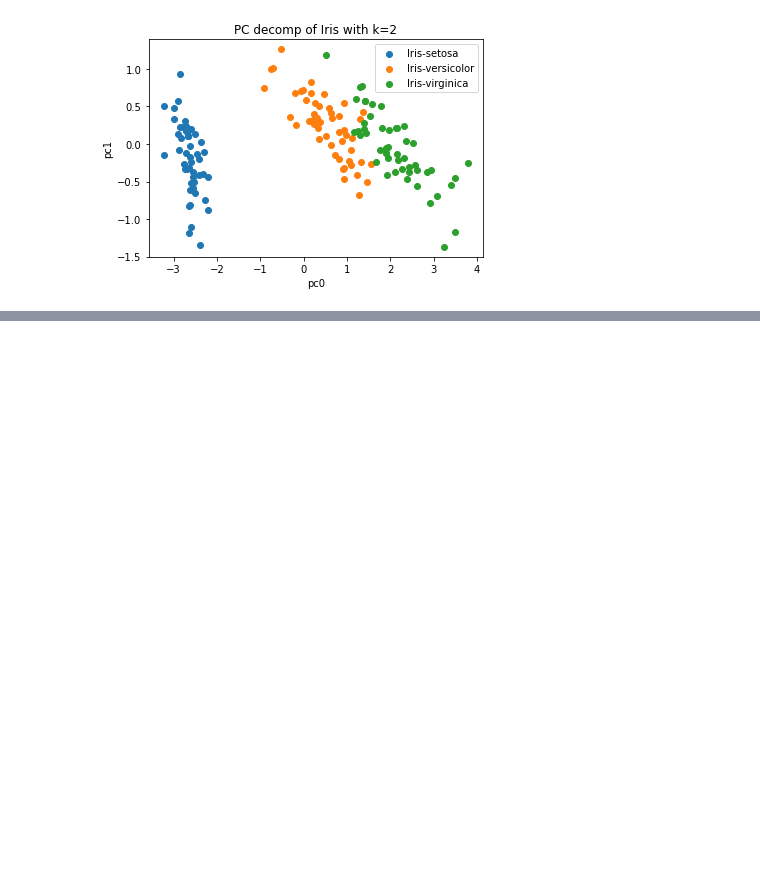
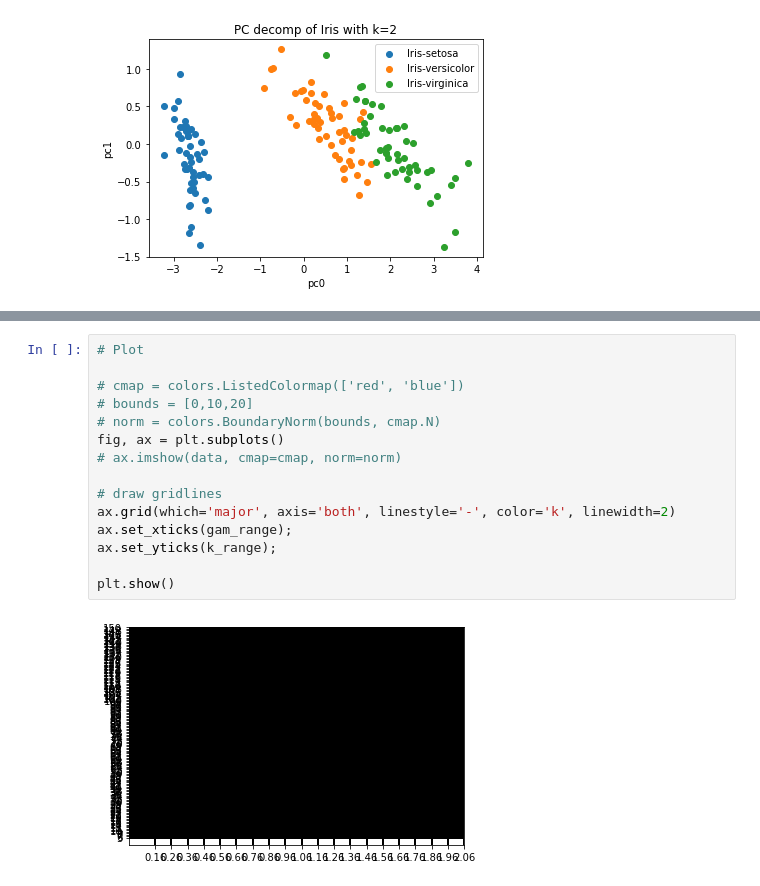
Before and after one commit to JDJFisher/iris-classification, a Jupyter notebook: cswk.ipynb, the cells around one changed output, grey strips where cells are left out. Drawn from its saved outputs; the diff is of its cells as text; blank space fills up the shorter version.

```diff
--- a/cswk.ipynb
+++ b/cswk.ipynb
@@ -136,0 +196,17 @@ def normaliseKernel(K, X):
+# %%
+# Plot
+
+# cmap = colors.ListedColormap(['red', 'blue'])
+# bounds = [0,10,20]
+# norm = colors.BoundaryNorm(bounds, cmap.N)
+fig, ax = plt.subplots()
+# ax.imshow(data, cmap=cmap, norm=norm)
+
+# draw gridlines
+ax.grid(which='major', axis='both', linestyle='-', color='k', linewidth=2)
+ax.set_xticks(gam_range);
+ax.set_yticks(k_range);
+
+plt.show()
+# %% [output]
+[figure, added]
```
Also changed, not shown: parts of 4 cells of this notebook.
